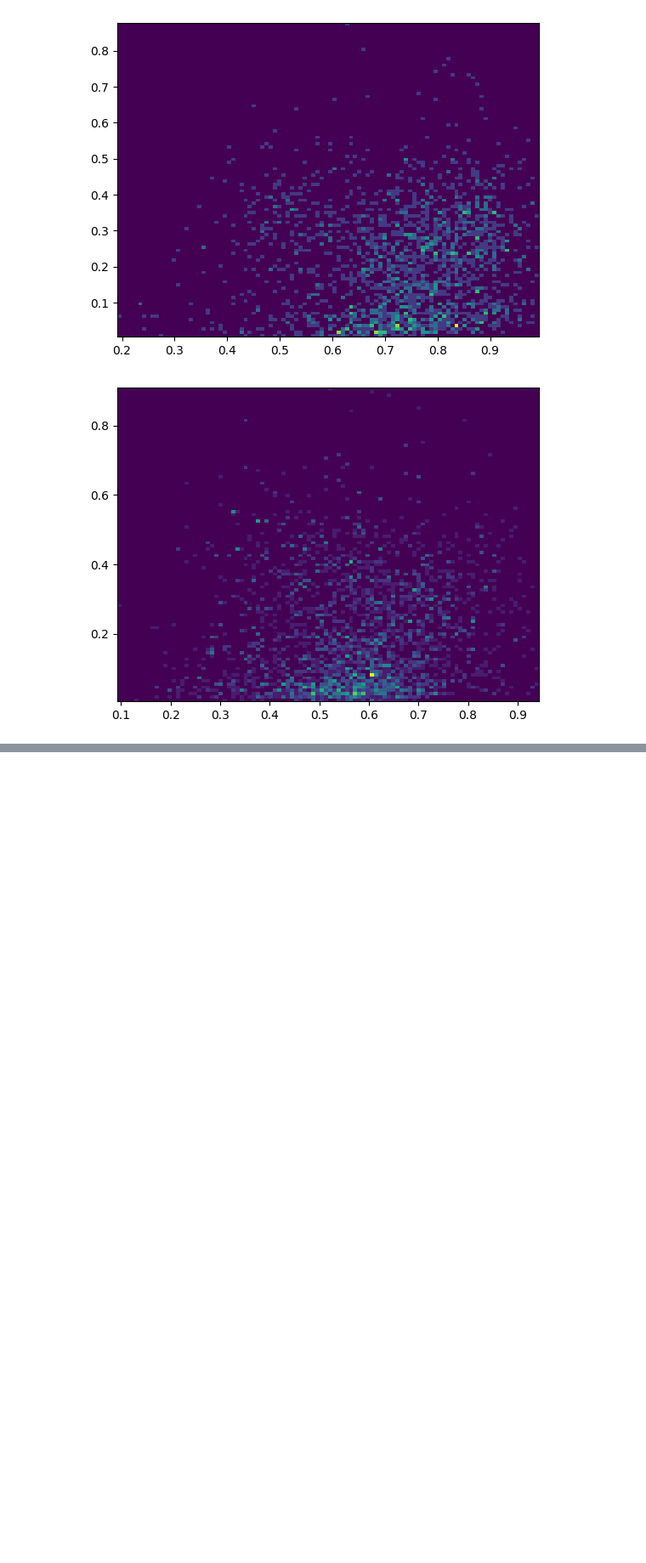
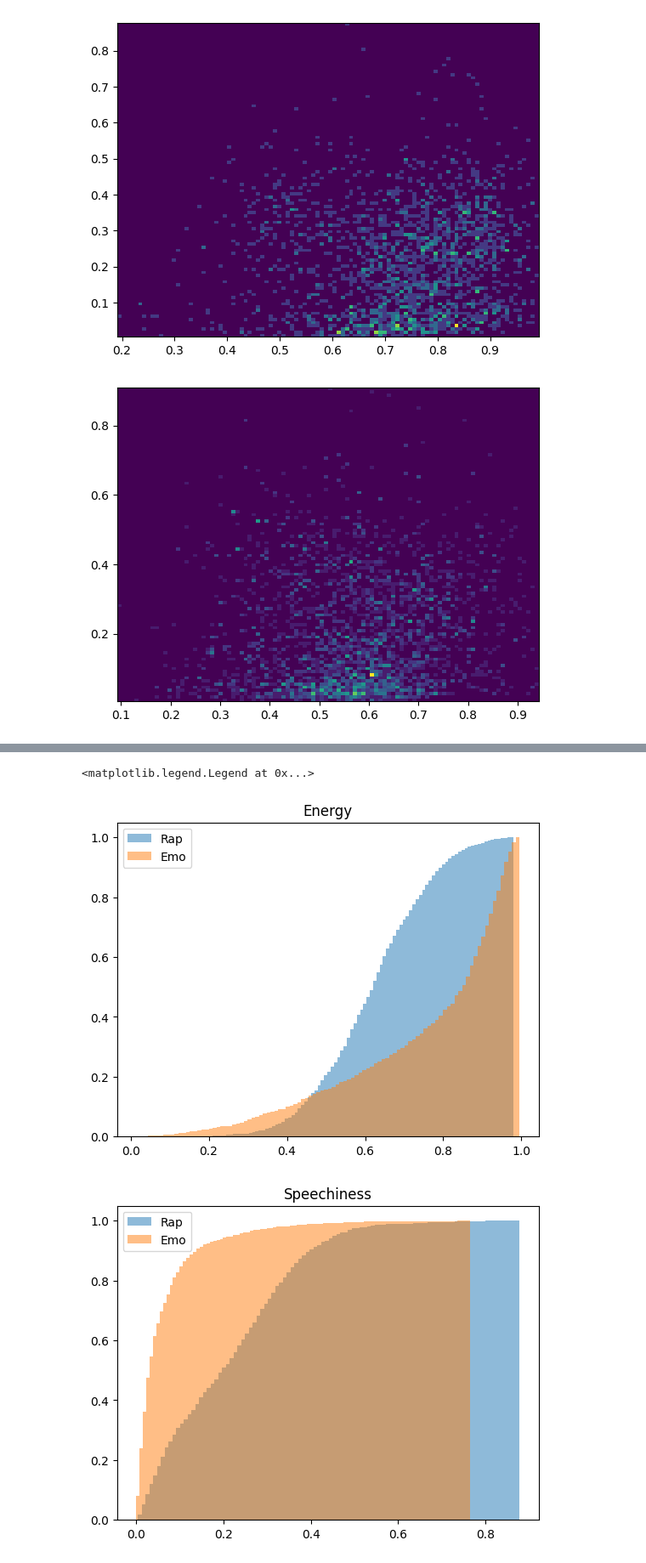
Before and after one commit to henrywhite2727/Genre_Predictor, a Jupyter notebook: testing.ipynb, the cells around one changed output, grey strips where cells are left out. Shown: that part at 85% size. Saved outputs shown, nothing was run; the diff lists cells and outputs as text; code cells hidden in the pictures; blank space fills up the shorter version.

```diff
--- a/testing.ipynb
+++ b/testing.ipynb
@@ -324,0 +358,33 @@ print(kounter/len(Techno))
+# %%
+# Generating Histograms to compare data for Emo and Rap
+
+import matplotlib.pyplot as plt
+
+plt.figure(1)
+plt.title('Energy')
+plt.hist(Rap[:,1],bins=100,cumulative=True,density=True,alpha=0.5,label='Rap');
+plt.hist(Emo[:,1],bins=100,cumulative=True,density=True,alpha=0.5,label='Emo');
+plt.legend()
+
+plt.figure(2)
+plt.title('Speechiness')
+plt.hist(Rap[:,5],bins=100,cumulative=True,density=True,alpha=0.5,label='Rap');
+plt.hist(Emo[:,5],bins=100,cumulative=True,density=True,alpha=0.5,label='Emo');
+plt.legend()
+
+
+plt.figure(3)
+plt.title('Danceability')
+plt.hist(Rap[:,0],bins=100,cumulative=True,density=True,alpha=0.5,label='Rap');
+plt.hist(Emo[:,0],bins=100,cumulative=True,density=True,alpha=0.5,label='Emo');
+plt.legend()
+
+plt.figure(4)
+plt.title('Tempo')
+plt.hist(Rap[:,10],bins=100,cumulative=True,density=True,alpha=0.5,label='Rap');
+plt.hist(Emo[:,10],bins=100,cumulative=True,density=True,alpha=0.5,label='Emo');
+plt.legend()
+# %% [output]
+<matplotlib.legend.Legend at 0x...>
+[figure, added]
+[figure, added]
```
Also changed, not shown: parts of 15 cells of this notebook, 1 other file.
